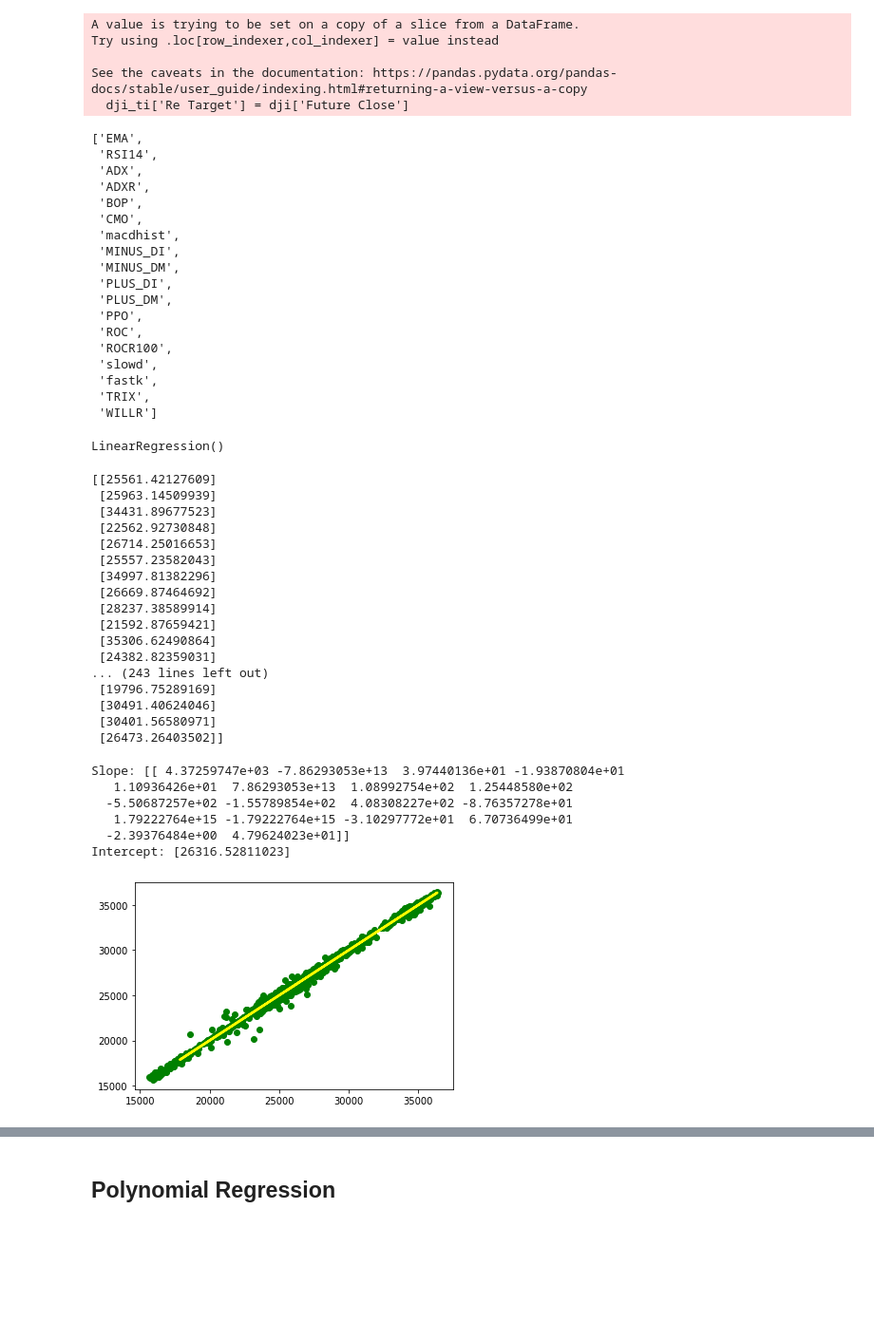
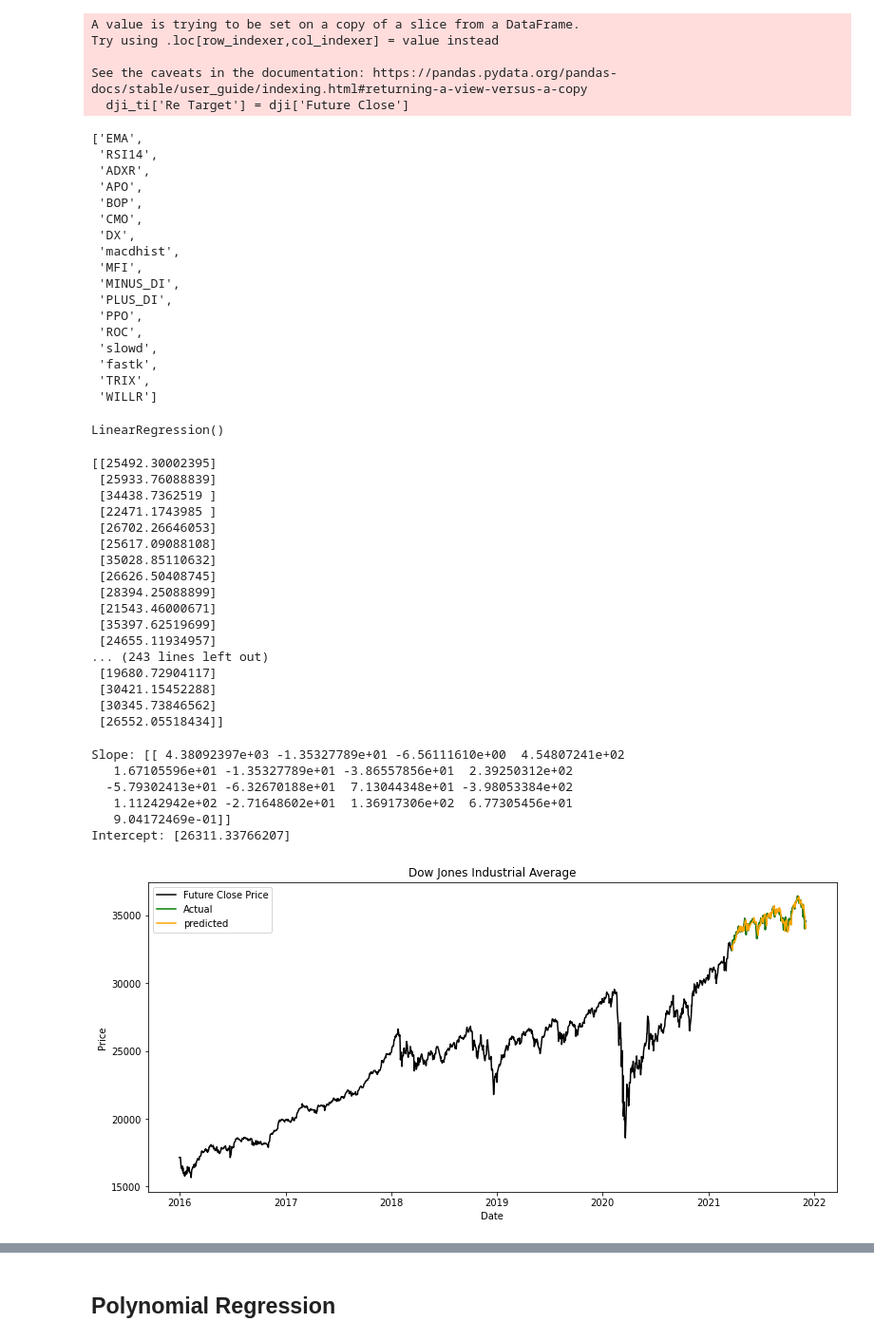
Before and after one commit to pro10150/stock-prediction, a Jupyter notebook: stock-prediction.ipynb, the cells around one changed output, grey strips where cells are left out. Shown at 95% size. Drawn from its saved outputs; the diff is of its cells as text; code cells hidden in the pictures; blank space fills up the shorter version.

Commit message:
plotting

```diff
--- a/stock-prediction.ipynb
+++ b/stock-prediction.ipynb
@@ -118,6 +118,7 @@ dji_ti['TRIX'] = talib.TRIX(close, timeperiod=30)
 dji_ti['ULTOSC'] = talib.ULTOSC(high, low, close, timeperiod1=7, timeperiod2=14, timeperiod3=28)
 dji_ti['WILLR'] = talib.WILLR(high, low, close, timeperiod=14)
 dji_ti['Target'] = dji['Target']
+dji_ti['Close'] = dji['Close']
 dji_ti['Re Target'] = dji['Future Close']
 dji_ti
 # %% [output]
@@ -447,22 +448,22 @@ See the caveats in the documentation: https://pandas.pydata.org/pandas-docs/stab
 # %%
 dji_refeatures = selectFeatures(dji_ti,'Re Target')
 dji_refeatures.remove('Target')
+dji_refeatures.remove('Close')
 dji_refeatures
 # %% [output]
 ['EMA',
  'RSI14',
- 'ADX',
  'ADXR',
+ 'APO',
  'BOP',
  'CMO',
+ 'DX',
  'macdhist',
+ 'MFI',
  'MINUS_DI',
- 'MINUS_DM',
  'PLUS_DI',
- 'PLUS_DM',
  'PPO',
  'ROC',
- 'ROCR100',
  'slowd',
  'fastk',
  'TRIX',
@@ -491,45 +492,54 @@ LinearRegression()
 y_pred = lr.predict(X_test)
 print(y_pred)
 # %% [output]
-[[25561.42127609]
- [25963.14509939]
- [34431.89677523]
- [22562.92730848]
- [26714.25016653]
- [25557.23582043]
- [34997.81382296]
- [26669.87464692]
- [28237.38589914]
- [21592.87659421]
- [35306.62490864]
- [24382.82359031]
+[[25492.30002395]
+ [25933.76088839]
+ [34438.7362519 ]
+ [22471.1743985 ]
+ [26702.26646053]
+ [25617.09088108]
+ [35028.85110632]
+ [26626.50408745]
+ [28394.25088899]
+ [21543.46000671]
+ [35397.62519699]
+ [24655.11934957]
 ... (243 lines left out)
- [19796.75289169]
- [30491.40624046]
- [30401.56580971]
- [26473.26403502]]
+ [19680.72904117]
+ [30421.15452288]
+ [30345.73846562]
+ [26552.05518434]]
 # %%
 dframe = pd.DataFrame({'Actual':y_test.flatten(),'predicted':y_pred.flatten()})
 # %%
 print('Slope:', lr.coef_)
 print('Intercept:', lr.intercept_)
 # %% [output]
-Slope: [[ 4.37259747e+03 -7.86293053e+13  3.97440136e+01 -1.93870804e+01
-   1.10936426e+01  7.86293053e+13  1.08992754e+02  1.25448580e+02
-  -5.50687257e+02 -1.55789854e+02  4.08308227e+02 -8.76357278e+01
-   1.79222764e+15 -1.79222764e+15 -3.10297772e+01  6.70736499e+01
-  -2.39376484e+00  4.79624023e+01]]
-Intercept: [26316.52811023]
+Slope: [[ 4.38092397e+03 -1.35327789e+01 -6.56111610e+00  4.54807241e+02
+   1.67105596e+01 -1.35327789e+01 -3.86557856e+01  2.39250312e+02
+  -5.79302413e+01 -6.32670188e+01  7.13044348e+01 -3.98053384e+02
+   1.11242942e+02 -2.71648602e+01  1.36917306e+02  6.77305456e+01
+   9.04172469e-01]]
+Intercept: [26311.33766207]
-# %%
-def plotReg(X, y, y_pred):
-    # Plot outputs
-    plt.scatter(X,y, color="green")
-    plt.plot(y_pred,y_pred, color="yellow", linewidth=2.5)
-    plt.show()
+# %%
+def plotReg(title, X, y, ti, features, model):
+    X_target = ti.loc[:, features].values
+    y_target = ti.loc[:, ['Re Target']].values
+    X_target = sc.transform(X_target)
+    # Plot outputs
+    fig = plt.figure(figsize=(13,6))
+    plt.plot(X,y, color="black", label="Future Close Price")
+    plt.plot(X[-180:],y[-180:], color="green", label="Actual")
+    plt.plot(X[-180:], model.predict(X_target), color="orange", label="predicted")
+    plt.title(title)
+    plt.xlabel('Date')
+    plt.ylabel('Price')
+    plt.legend()
+    plt.show()
 # %%
-plotReg(dji[['Close']],dji[['Future Close']], y_pred)
+plotReg('Dow Jones Industrial Average', dji.index, dji[['Future Close']], dji_ti.iloc[-180:], dji_refeatures, lr)
 # %% [output]
-[figure, old version]
+[figure, new version]
 # %%
 lrEval = evaluate(reg, y_test, y_pred)
 printEval(reg, lrEval)
```
Also changed, not shown: parts of 78 cells of this notebook.
